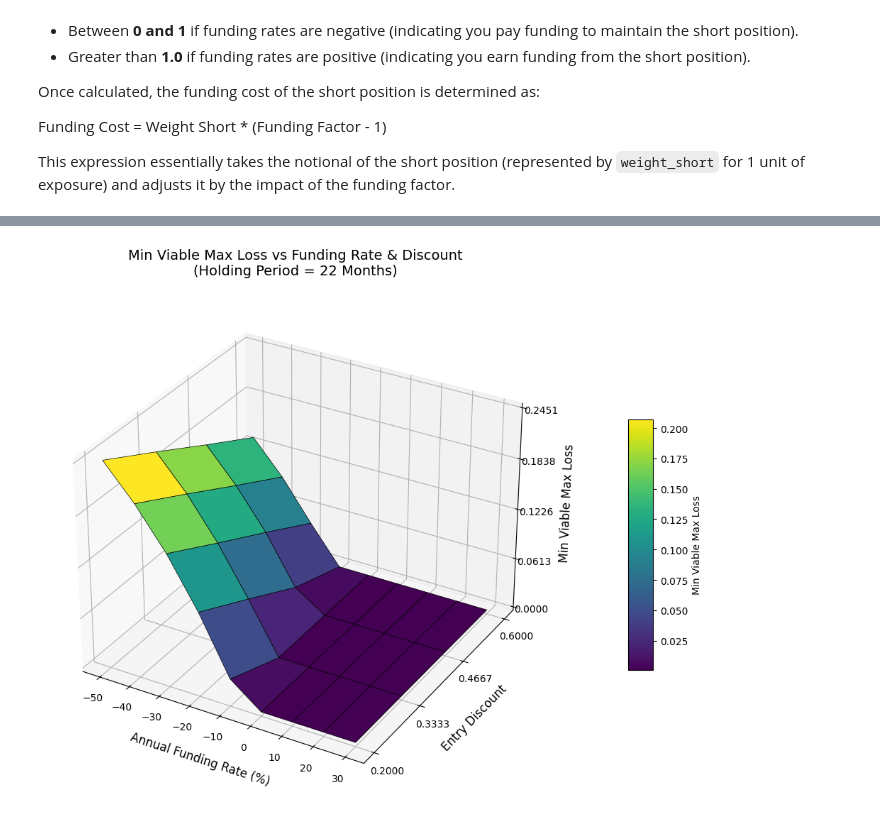
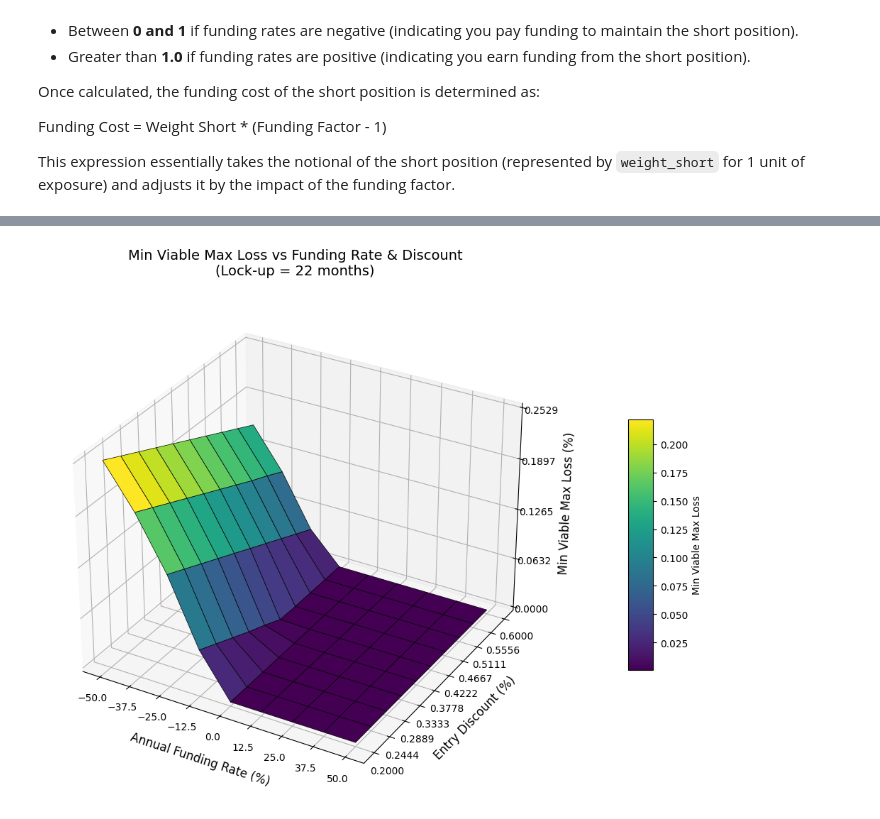
Before and after one commit to Brainiac9/LockedTokensAnalysis, a Jupyter notebook: Sizing.ipynb, the cells around one changed output, grey strips where cells are left out. Cells and saved outputs as stored; diff of their text form; code cells hidden in the pictures.

```diff
--- a/Sizing.ipynb
+++ b/Sizing.ipynb
@@ -92,8 +92,8 @@ import matplotlib.pyplot as plt
 from scipy.optimize import brentq
 
 # Parameters
-discount = 0.4
-entry_short = 0.4745
+discount = 0.25
+entry_short = 0.48
 entry_long = (1 - discount) * entry_short
 
 # Function for total PnL at price=0 (worst-case)
@@ -318,12 +269,13 @@ import matplotlib.pyplot as plt
 from scipy.optimize import minimize
 
 # --- Parameters ---
-entry_short = 0.55
-discount = 0.4
+entry_short = 150
+discount = 0.2
 entry_long = (1 - discount) * entry_short
-annual_rate = -20
-period_fraction = 3  # years
-prices = np.linspace(0, 2, 1001)
+annual_rate = 0
+period_fraction = 34/12  # years
+prices = np.linspace(0, 500, 100001)
+price_floor = 60
 
 def compute_funding_factor(annual_rate_percent, period_fraction, compounding="8h", frequency_per_year=1095):
     r = annual_rate_percent / 100.0
@@ -335,12 +287,17 @@ def compute_funding_factor(annual_rate_percent, period_fraction, compounding="8h
 funding_factor = compute_funding_factor(annual_rate, period_fraction)
 
 # --- Total PnL as a function of w_short ---
+
 def total_pnl_vector(w_short):
     w_long = 1 - w_short
-    short_raw_pnl = np.maximum(entry_short - prices, 0) * w_short
+    adjusted_prices = np.maximum(prices, price_floor)  # 🧹 NEW: enforce price floor
+
+    short_raw_pnl = np.maximum(entry_short - adjusted_prices, 0) * w_short
     funding_cost = (funding_factor - 1) * w_short
     short_pnl = short_raw_pnl + funding_cost
-    long_pnl = (prices - entry_long) * w_long
+
+    long_pnl = (adjusted_prices - entry_long) * w_long
+
     return short_pnl + long_pnl
 
 # --- Objective: minimize short weight
@@ -495,10 +452,10 @@ def compute_min_viable_loss(entry_short, discount, annual_rate, period_fraction,
     return find_min_loss()
 
 # Parameters
-entry_short = 0.55
+entry_short = 0.48
 prices = np.linspace(0, 2, 500)
-funding_rates = np.linspace(-50, 30, 9)
-discounts = np.linspace(0.2, 0.6, 4)
+funding_rates = np.linspace(-50, 50, 9)
+discounts = np.linspace(0.2, 0.6, 10)
 periods = [22/12]  # 22 months
 
 # Run simulation
@@ -516,34 +473,34 @@ for period in periods:
 X, Y = np.meshgrid(funding_rates, discounts)
 Z = results[periods[0]]
 
 fig = plt.figure(figsize=(12, 8))
 ax = fig.add_subplot(111, projection='3d')
 
 # Plot the surface
 surf = ax.plot_surface(X, Y, Z, cmap='viridis', edgecolor='k', linewidth=0.5, antialiased=True)
 
 # Titles & Labels
-ax.set_title("Min Viable Max Loss vs Funding Rate & Discount\n(Holding Period = 22 Months)", fontsize=14, pad=20)
+ax.set_title("Min Viable Max Loss vs Funding Rate & Discount\n(Lock-up = 22 months)", fontsize=14, pad=20)
 ax.set_xlabel("Annual Funding Rate (%)", labelpad=10, fontsize=12)
-ax.set_ylabel("Entry Discount", labelpad=10, fontsize=12)
-ax.set_zlabel("Min Viable Max Loss", labelpad=10, fontsize=12)
+ax.set_ylabel("Entry Discount (%)", labelpad=10, fontsize=12)
+ax.set_zlabel("Min Viable Max Loss (%)", labelpad=10, fontsize=12)
 
 # Format axes ticks
 ax.tick_params(axis='x', labelsize=10)
 ax.tick_params(axis='y', labelsize=10)
 ax.tick_params(axis='z', labelsize=10)
 
 # Set readable axis ranges
 ax.set_xticks(funding_rates)
 ax.set_yticks(discounts)
 ax.set_zticks(np.linspace(0, np.max(Z), 5))
 
 # Add color bar
 fig.colorbar(surf, shrink=0.5, aspect=10, pad=0.1, label='Min Viable Max Loss')
 
 
 
 plt.tight_layout()
 plt.show()
 # %% [output]
-[figure, old version]
+[figure, new version]
```
Also changed, not shown: parts of 8 cells of this notebook.
